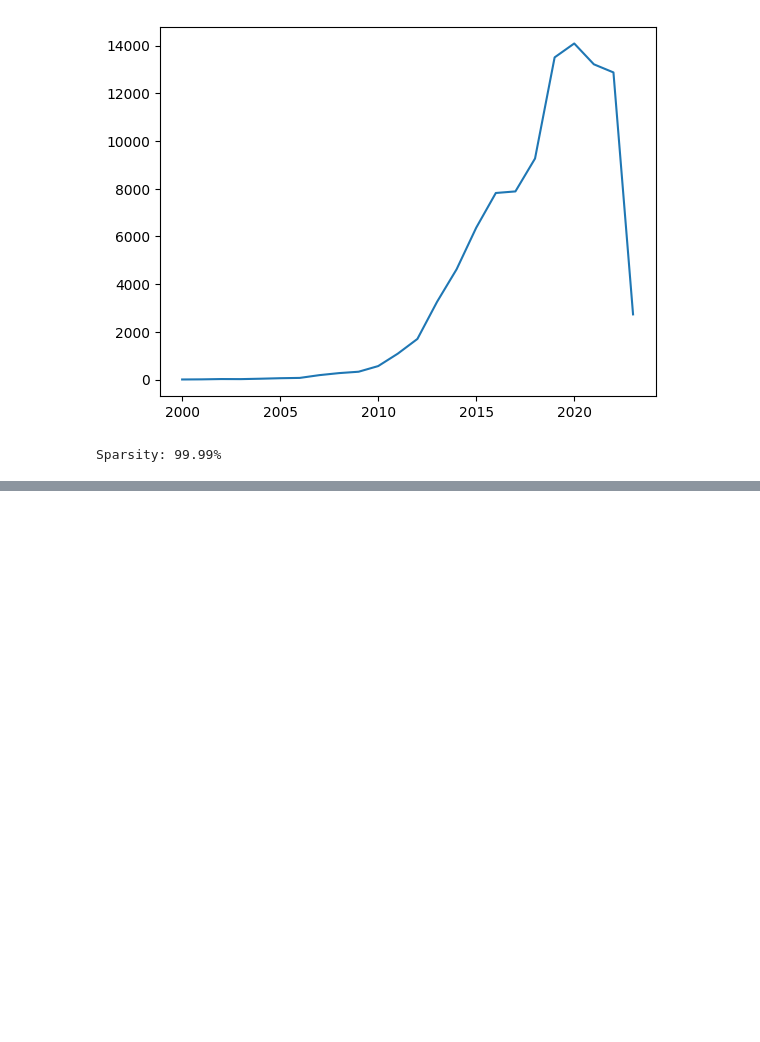
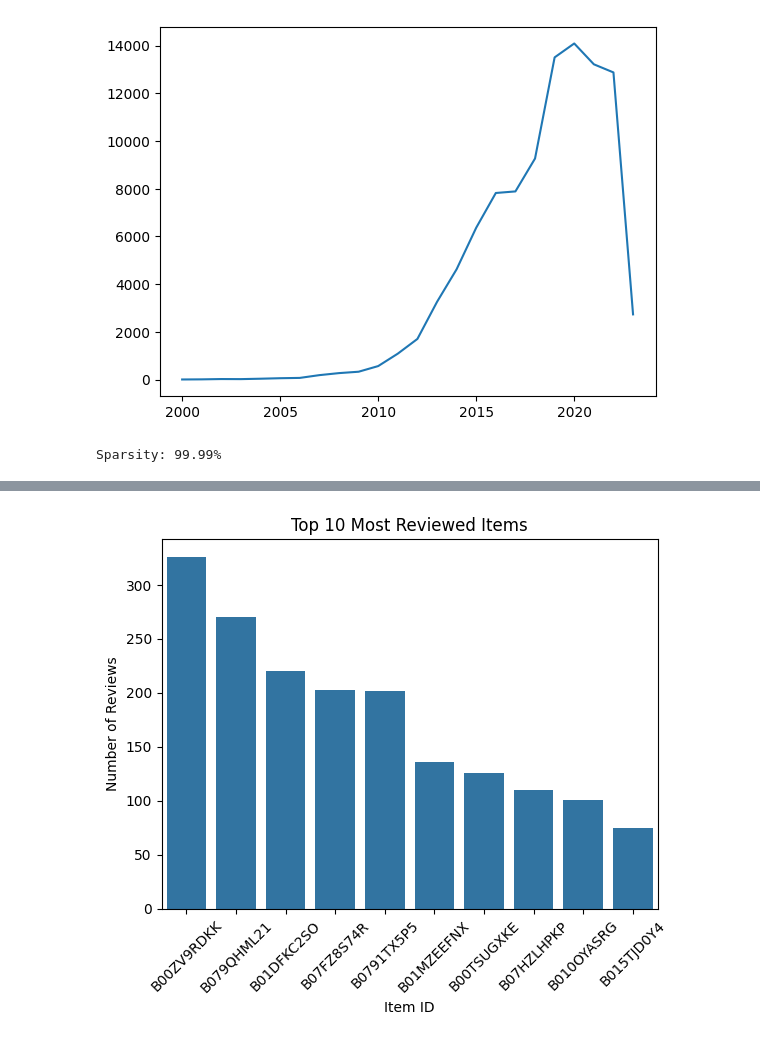
Before and after one commit to HossamAhmed119/Personalized-Recommendation-System-with-Feedback-Loop, a Jupyter notebook: notebooks/01_EDA.ipynb, the cells around one changed output, grey strips where cells are left out. Saved outputs shown, nothing was run; the diff lists cells and outputs as text; code cells hidden in the pictures; blank space fills up the shorter version.

```diff
--- a/notebooks/01_EDA.ipynb
+++ b/notebooks/01_EDA.ipynb
@@ -341,0 +384,11 @@ Sparsity: 99.99%
+# %%
+top_10 = item_activity.head(10)
+
+sns.barplot(x=top_10.index, y=top_10.values)
+plt.title('Top 10 Most Reviewed Items')
+plt.xlabel('Item ID')
+plt.ylabel('Number of Reviews')
+plt.xticks(rotation=45)
+plt.show()
+# %% [output]
+[figure, added]
```
Also changed, not shown: parts of 15 cells of this notebook.
